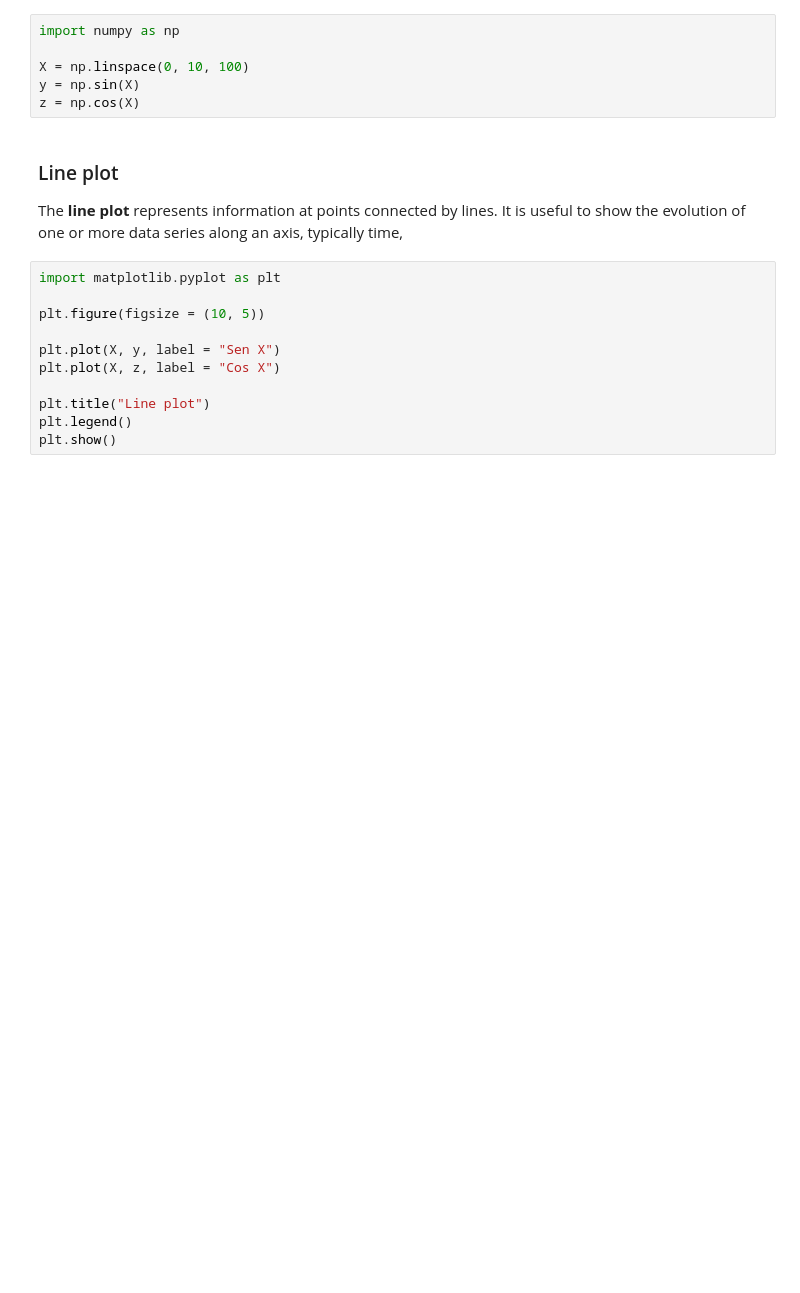
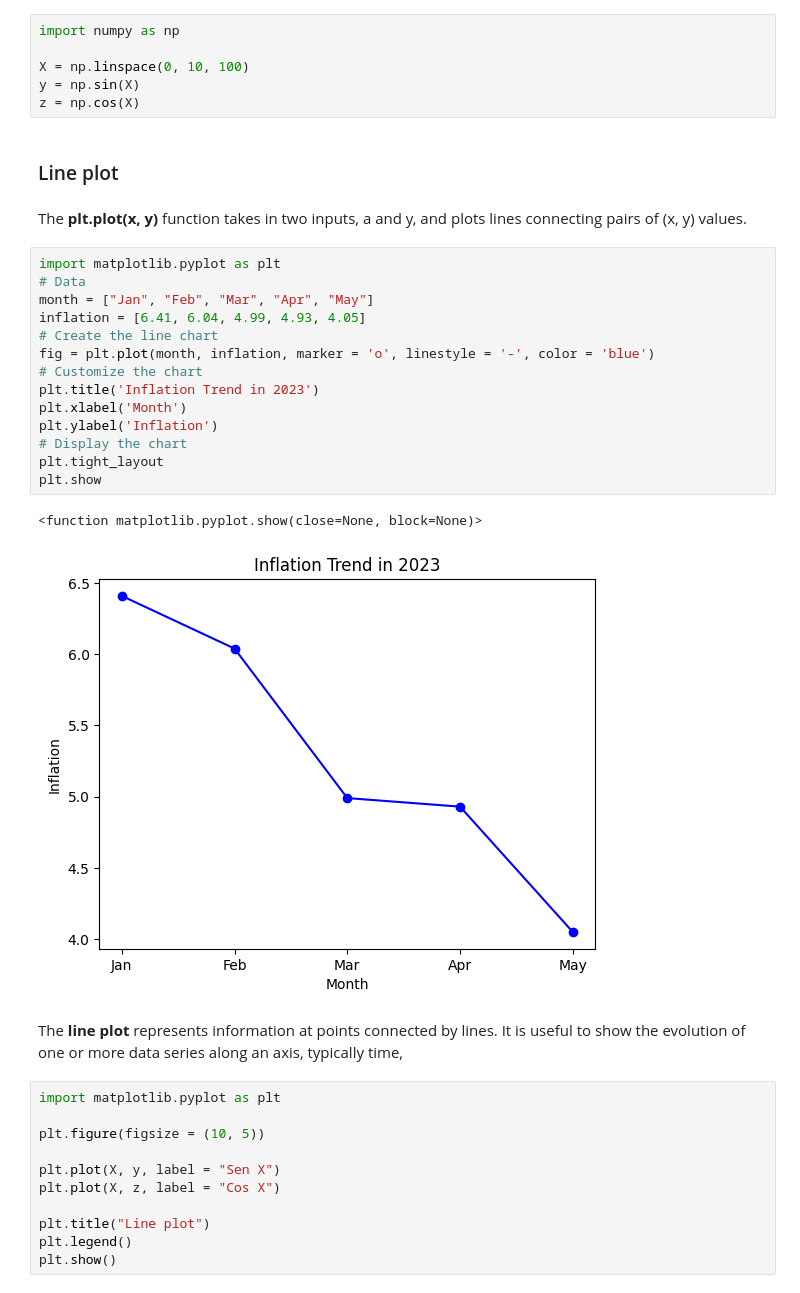
Before and after one commit to remelop03/machine-learning-prework, a Jupyter notebook: 04-matplotlib/04.1-Intro-to-Matplotlib.ipynb, the cells around one changed output. Saved outputs shown, nothing was run; the diff lists cells and outputs as text; blank space fills up the shorter version.

Commit message:
sactter_plot

```diff
--- a/04-matplotlib/04.1-Intro-to-Matplotlib.ipynb
+++ b/04-matplotlib/04.1-Intro-to-Matplotlib.ipynb
@@ -16,9 +16,28 @@ import numpy as np
 X = np.linspace(0, 10, 100)
 y = np.sin(X)
 z = np.cos(X)
+# %% [markdown]
+### Line plot
+# %% [markdown]
+The **plt.plot(x, y)** function takes in two inputs, a and y, and plots lines connecting pairs of (x, y) values.
+# %%
+import matplotlib.pyplot as plt
+# Data
+month = ["Jan", "Feb", "Mar", "Apr", "May"]
+inflation = [6.41, 6.04, 4.99, 4.93, 4.05]
+# Create the line chart
+fig = plt.plot(month, inflation, marker = 'o', linestyle = '-', color = 'blue')
+# Customize the chart
+plt.title('Inflation Trend in 2023')
+plt.xlabel('Month')
+plt.ylabel('Inflation')
+# Display the chart
+plt.tight_layout
+plt.show
+# %% [output]
+<function matplotlib.pyplot.show(close=None, block=None)>
+[figure, added]
 # %% [markdown]
-### Line plot
-
 The **line plot** represents information at points connected by lines. It is useful to show the evolution of one or more data series along an axis, typically time,
 # %%
 import matplotlib.pyplot as plt
```
Also changed, not shown: parts of 11 cells of this notebook.
